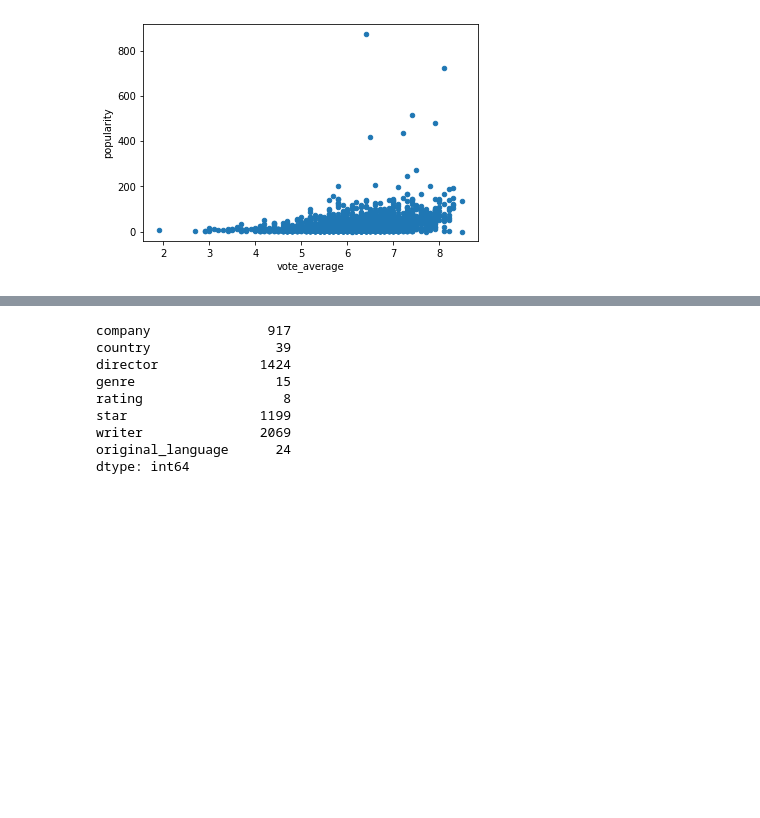
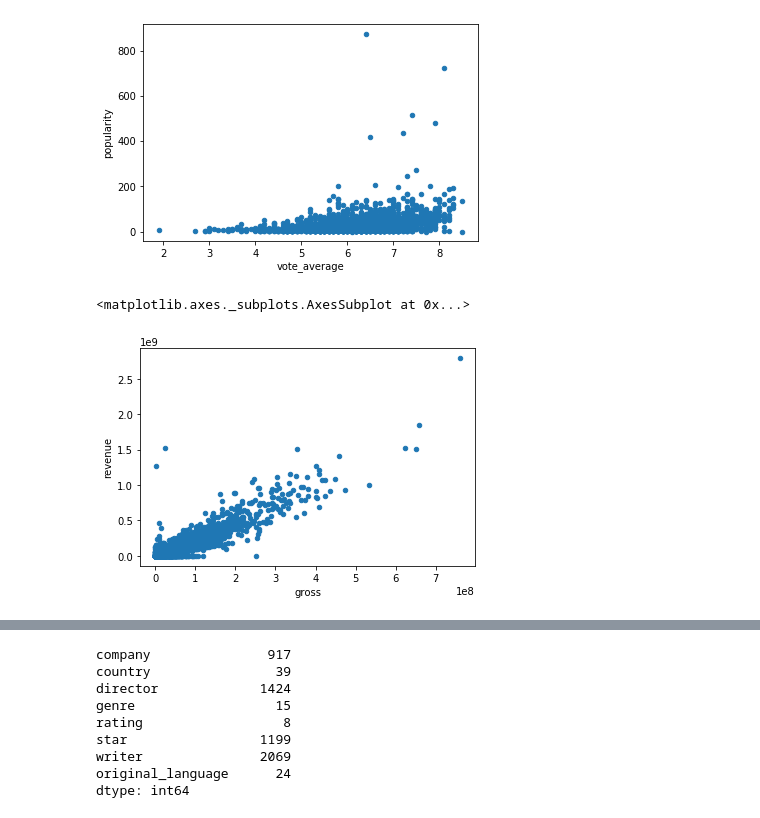
Before and after one commit to Daniel-Schroeder15/Movies_project, a Jupyter notebook: Final_Project_GroupC_DataClean.ipynb, the cells around one changed output, grey strips where cells are left out. Drawn from its saved outputs; the diff is of its cells as text; code cells hidden in the pictures; blank space fills up the shorter version.

```diff
--- a/Final_Project_GroupC_DataClean.ipynb
+++ b/Final_Project_GroupC_DataClean.ipynb
@@ -389,6 +365,7 @@ for company in replace_companies:
 # Change released column to year and month for modeling
 Movies_df['release_year'] = pd.DatetimeIndex(Movies_df['released']).year
 Movies_df['release_month'] = pd.DatetimeIndex(Movies_df['released']).month
+Movies_df['release_day'] = pd.DatetimeIndex(Movies_df['released']).day
 # %%
 # checking correlation between score and populatity
 Movies_df.plot(x='score', y='popularity', kind='scatter')
@@ -401,6 +378,12 @@ Movies_df.plot(x='vote_average', y='popularity', kind='scatter')
 # %% [output]
 <matplotlib.axes._subplots.AxesSubplot at 0x...>
 [figure]
+# %%
+# checking correlation between vote_average and populatity
+Movies_df.plot(x='gross', y='revenue', kind='scatter')
+# %% [output]
+<matplotlib.axes._subplots.AxesSubplot at 0x...>
+[figure, added]
 # %%
 # Merging scores columns and votes columns
 Movies_df['score'] = (Movies_df['score']*Movies_df['votes'] + Movies_df['vote_average']*Movies_df['vote_count'])/(Movies_df['votes']+Movies_df['vote_count'])
```
Also changed, not shown: parts of 24 cells of this notebook.
